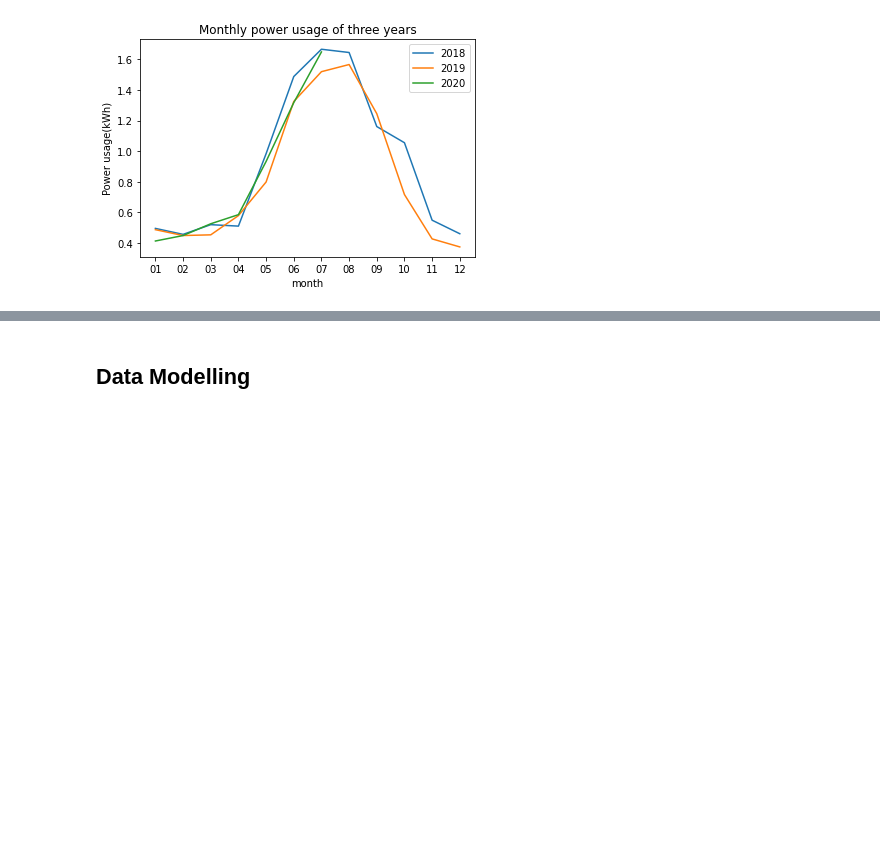
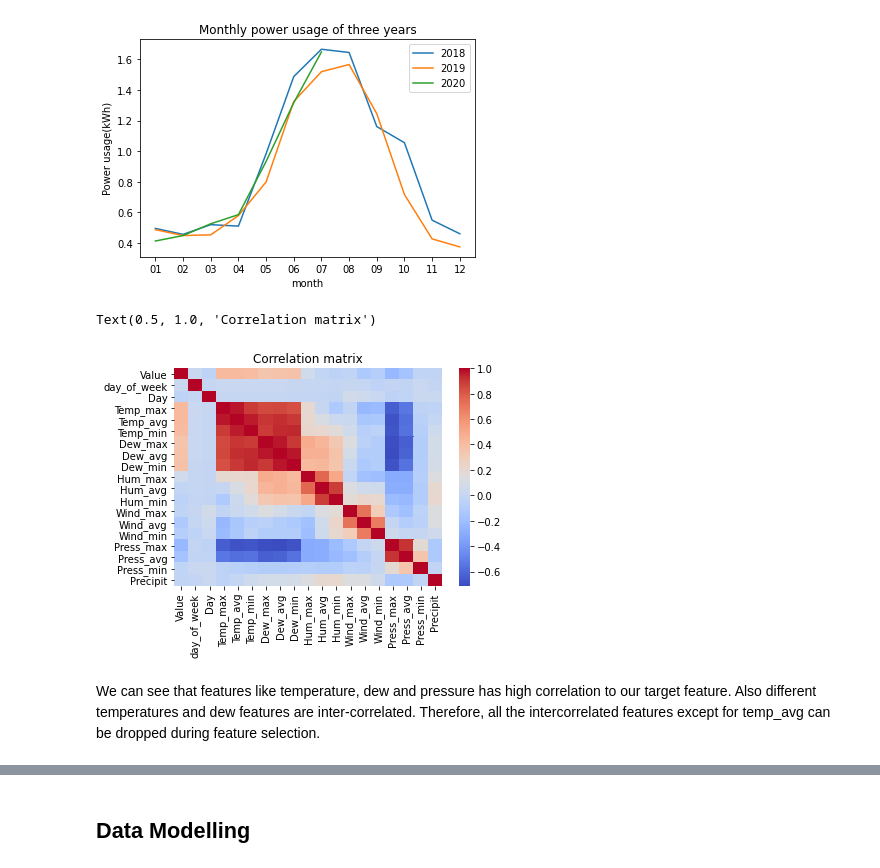
Before and after one commit to cybertraining-dsc/fa20-523-314, a Jupyter notebook: project/code/residential_power_usage_prediction.ipynb, the cells around one changed output, grey strips where cells are left out. Saved outputs shown, nothing was run; the diff lists cells and outputs as text; code cells hidden in the pictures; blank space fills up the shorter version.

```diff
--- a/project/code/residential_power_usage_prediction.ipynb
+++ b/project/code/residential_power_usage_prediction.ipynb
@@ -211,3 +255,14 @@ plt.ylabel('Power usage(kWh)')
 # %% [output]
 Text(0, 0.5, 'Power usage(kWh)')
 [figure]
+# %%
+target_corr = df_main.corr()
+# %%
+sns.heatmap(target_corr, cmap='coolwarm')
+plt.title('Correlation matrix')
+#plt.savefig("corr_plot", pad_inches=0.6)
+# %% [output]
+Text(0.5, 1.0, 'Correlation matrix')
+[figure, added]
+# %% [markdown]
+We can see that features like temperature, dew and pressure has high correlation to our target feature. Also different temperatures and dew features are inter-correlated. Therefore, all the intercorrelated features except for temp_avg can be dropped during feature selection.
```
Also changed, not shown: parts of 27 cells of this notebook.
